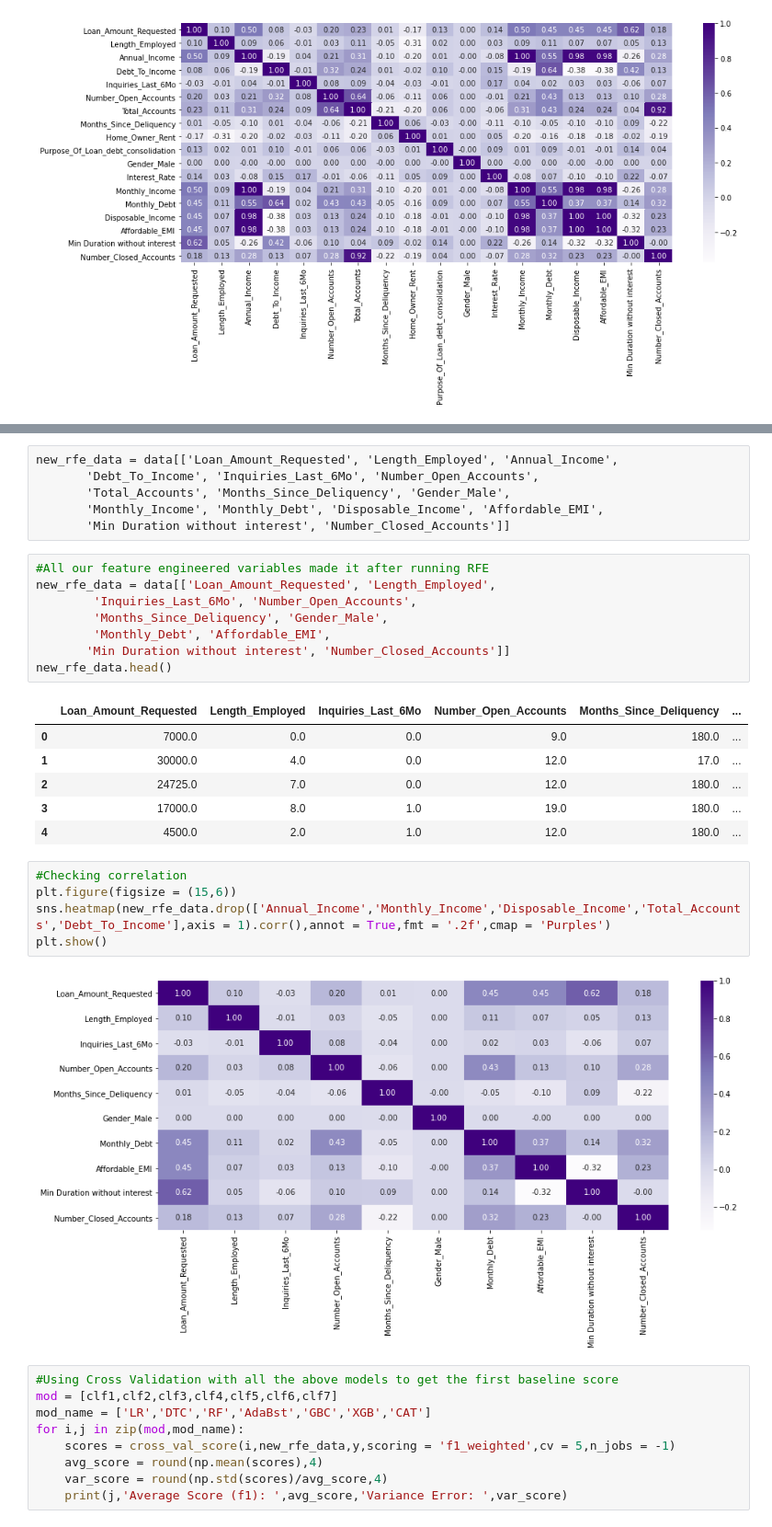
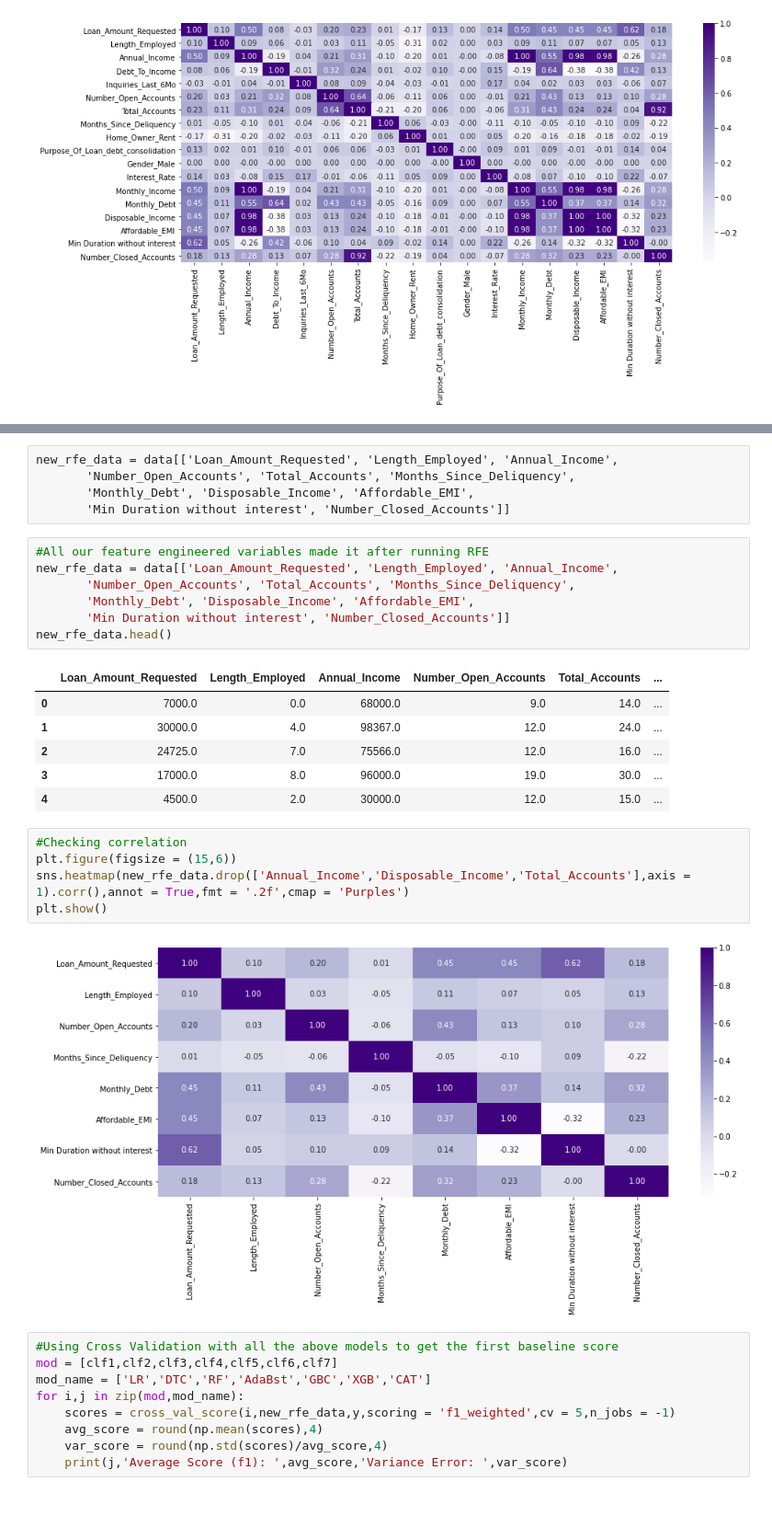
Before and after one commit to tejasmohanayyar/Interest_Rate_Prediction_Classification_UnsupervisedML, a Jupyter notebook: Feature Engineering and Feature Selection Final.ipynb, the cells around one changed output, grey strips where cells are left out. Shown: that part at 92% size. Drawn from its saved outputs; the diff is of its cells as text.

```diff
--- a/Feature Engineering and Feature Selection Final.ipynb
+++ b/Feature Engineering and Feature Selection Final.ipynb
@@ -262,31 +261,29 @@ Best 15 features for predicting Interest Rate:
 # %% [raw]
 new_rfe_data = data[['Loan_Amount_Requested', 'Length_Employed', 'Annual_Income',
-       'Debt_To_Income', 'Inquiries_Last_6Mo', 'Number_Open_Accounts',
-       'Total_Accounts', 'Months_Since_Deliquency', 'Gender_Male',
-       'Monthly_Income', 'Monthly_Debt', 'Disposable_Income', 'Affordable_EMI',
+       'Number_Open_Accounts', 'Total_Accounts', 'Months_Since_Deliquency',
+       'Monthly_Debt', 'Disposable_Income', 'Affordable_EMI',
        'Min Duration without interest', 'Number_Closed_Accounts']]
 # %%
 #All our feature engineered variables made it after running RFE
-new_rfe_data = data[['Loan_Amount_Requested', 'Length_Employed',
-        'Inquiries_Last_6Mo', 'Number_Open_Accounts',
-        'Months_Since_Deliquency', 'Gender_Male',
-        'Monthly_Debt', 'Affordable_EMI',
+new_rfe_data = data[['Loan_Amount_Requested', 'Length_Employed', 'Annual_Income',
+       'Number_Open_Accounts', 'Total_Accounts', 'Months_Since_Deliquency',
+       'Monthly_Debt', 'Disposable_Income', 'Affordable_EMI',
        'Min Duration without interest', 'Number_Closed_Accounts']]
 new_rfe_data.head()
 # %% [output]
-|  | Loan_Amount_Requested | Length_Employed | Inquiries_Last_6Mo | Number_Open_Accounts | Months_Since_Deliquency | ... |
-| 0 | 7000.0 | 0.0 | 0.0 | 9.0 | 180.0 | ... |
-| 1 | 30000.0 | 4.0 | 0.0 | 12.0 | 17.0 | ... |
-| 2 | 24725.0 | 7.0 | 0.0 | 12.0 | 180.0 | ... |
-| 3 | 17000.0 | 8.0 | 1.0 | 19.0 | 180.0 | ... |
-| 4 | 4500.0 | 2.0 | 1.0 | 12.0 | 180.0 | ... |
+|  | Loan_Amount_Requested | Length_Employed | Annual_Income | Number_Open_Accounts | Total_Accounts | ... |
+| 0 | 7000.0 | 0.0 | 68000.0 | 9.0 | 14.0 | ... |
+| 1 | 30000.0 | 4.0 | 98367.0 | 12.0 | 24.0 | ... |
+| 2 | 24725.0 | 7.0 | 75566.0 | 12.0 | 16.0 | ... |
+| 3 | 17000.0 | 8.0 | 96000.0 | 19.0 | 30.0 | ... |
+| 4 | 4500.0 | 2.0 | 30000.0 | 12.0 | 15.0 | ... |
 # %%
 #Checking correlation
 plt.figure(figsize = (15,6))
-sns.heatmap(new_rfe_data.drop(['Annual_Income','Monthly_Income','Disposable_Income','Total_Accounts','Debt_To_Income'],axis = 1).corr(),annot = True,fmt = '.2f',cmap = 'Purples')
+sns.heatmap(new_rfe_data.drop(['Annual_Income','Disposable_Income','Total_Accounts'],axis = 1).corr(),annot = True,fmt = '.2f',cmap = 'Purples')
 plt.show()
 # %% [output]
-[figure, old version]
+[figure, new version]
 # %%
 #Using Cross Validation with all the above models to get the first baseline score
 mod = [clf1,clf2,clf3,clf4,clf5,clf6,clf7]
```
Also changed, not shown: parts of 22 cells of this notebook, 9 other files.
